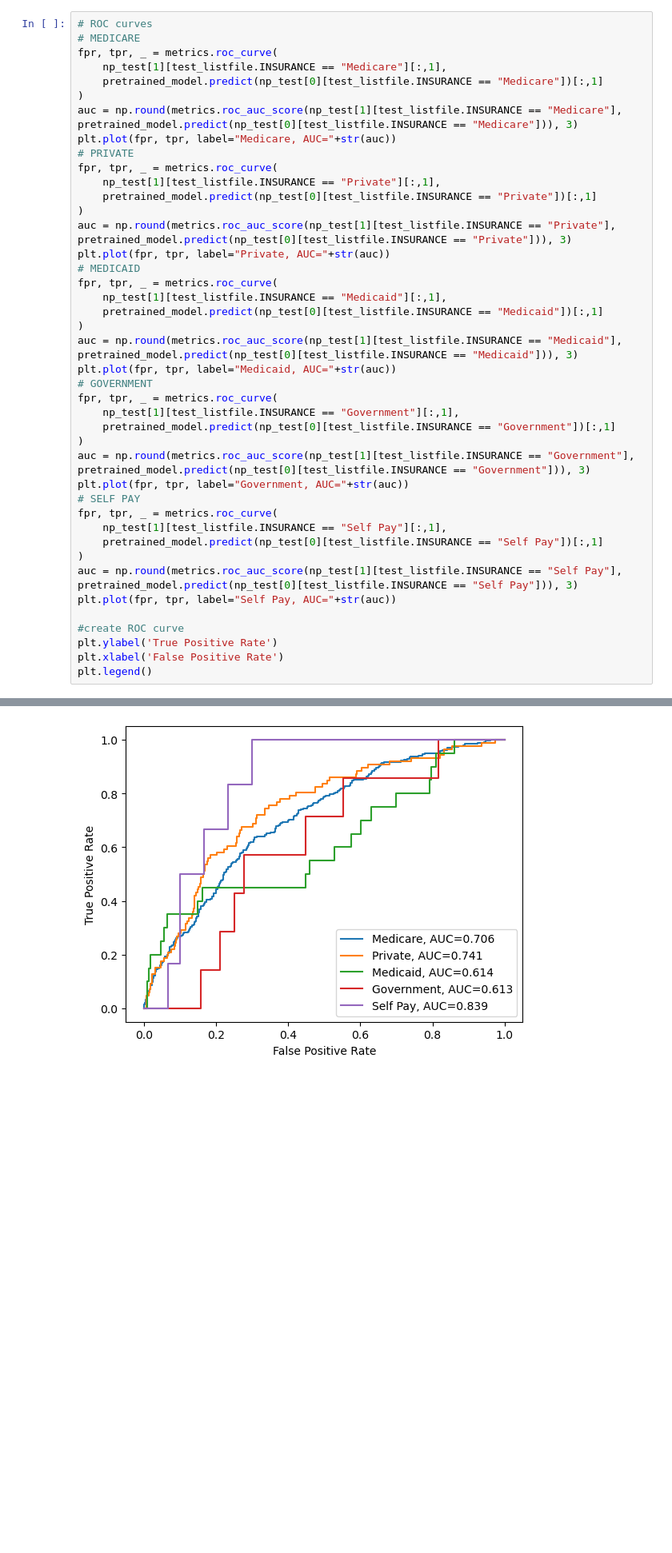
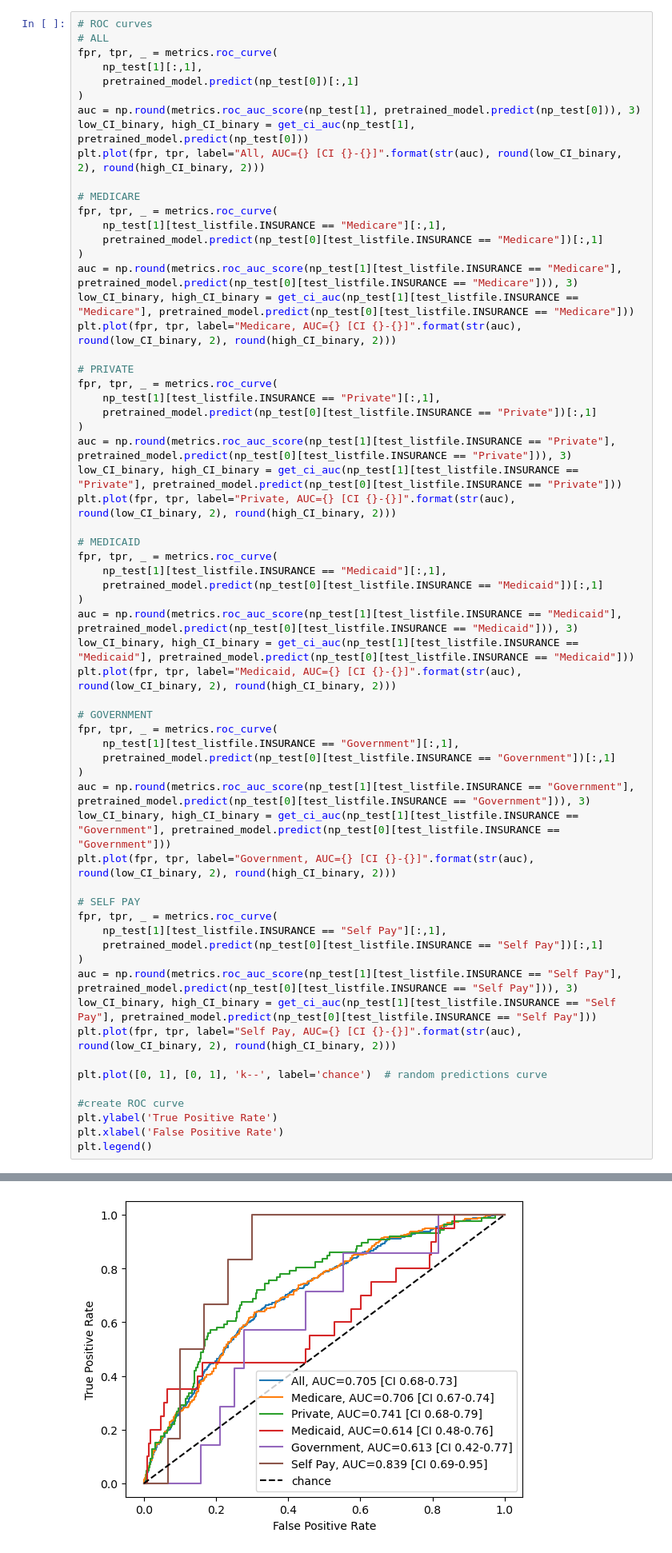
Before and after one commit to syfantid/TFC-pretraining, a Jupyter notebook: code/baselines/SimCLR/evaluate_model_fairness_rich.ipynb, the cells around one changed output, grey strips where cells are left out. Shown at 80% size. Cells and saved outputs as stored; diff of their text form; blank space fills up the shorter version.

Commit message:
adds bootstrapping and more bias visualizations

```diff
--- a/code/baselines/SimCLR/evaluate_model_fairness_rich.ipynb
+++ b/code/baselines/SimCLR/evaluate_model_fairness_rich.ipynb
@@ -184,41 +250,61 @@ print(simclr_utitlities.evaluate_model_simple(pretrained_model.predict(np_test[0
        [ 6,  0]], dtype=int64), 'F1 Macro': 0.4461538461538461, 'F1 Micro': 0.8055555555555556, 'F1 Weighted': 0.7435897435897435, 'Precision': 0.4142857142857143, 'Recall': 0.48333333333333334, 'Kapp ...
 # %%
 # ROC curves
+# ALL
+fpr, tpr, _ = metrics.roc_curve(
+    np_test[1][:,1],
+    pretrained_model.predict(np_test[0])[:,1]
+)
+auc = np.round(metrics.roc_auc_score(np_test[1], pretrained_model.predict(np_test[0])), 3)
+low_CI_binary, high_CI_binary = get_ci_auc(np_test[1], pretrained_model.predict(np_test[0]))
+plt.plot(fpr, tpr, label="All, AUC={} [CI {}-{}]".format(str(auc), round(low_CI_binary, 2), round(high_CI_binary, 2)))
+
 # MEDICARE
 fpr, tpr, _ = metrics.roc_curve(
     np_test[1][test_listfile.INSURANCE == "Medicare"][:,1],
     pretrained_model.predict(np_test[0][test_listfile.INSURANCE == "Medicare"])[:,1]
 )
 auc = np.round(metrics.roc_auc_score(np_test[1][test_listfile.INSURANCE == "Medicare"], pretrained_model.predict(np_test[0][test_listfile.INSURANCE == "Medicare"])), 3)
-plt.plot(fpr, tpr, label="Medicare, AUC="+str(auc))
+low_CI_binary, high_CI_binary = get_ci_auc(np_test[1][test_listfile.INSURANCE == "Medicare"], pretrained_model.predict(np_test[0][test_listfile.INSURANCE == "Medicare"]))
+plt.plot(fpr, tpr, label="Medicare, AUC={} [CI {}-{}]".format(str(auc), round(low_CI_binary, 2), round(high_CI_binary, 2)))
+
 # PRIVATE
 fpr, tpr, _ = metrics.roc_curve(
     np_test[1][test_listfile.INSURANCE == "Private"][:,1],
     pretrained_model.predict(np_test[0][test_listfile.INSURANCE == "Private"])[:,1]
 )
 auc = np.round(metrics.roc_auc_score(np_test[1][test_listfile.INSURANCE == "Private"], pretrained_model.predict(np_test[0][test_listfile.INSURANCE == "Private"])), 3)
-plt.plot(fpr, tpr, label="Private, AUC="+str(auc))
+low_CI_binary, high_CI_binary = get_ci_auc(np_test[1][test_listfile.INSURANCE == "Private"], pretrained_model.predict(np_test[0][test_listfile.INSURANCE == "Private"]))
+plt.plot(fpr, tpr, label="Private, AUC={} [CI {}-{}]".format(str(auc), round(low_CI_binary, 2), round(high_CI_binary, 2)))
+
 # MEDICAID
 fpr, tpr, _ = metrics.roc_curve(
     np_test[1][test_listfile.INSURANCE == "Medicaid"][:,1],
     pretrained_model.predict(np_test[0][test_listfile.INSURANCE == "Medicaid"])[:,1]
 )
 auc = np.round(metrics.roc_auc_score(np_test[1][test_listfile.INSURANCE == "Medicaid"], pretrained_model.predict(np_test[0][test_listfile.INSURANCE == "Medicaid"])), 3)
-plt.plot(fpr, tpr, label="Medicaid, AUC="+str(auc))
+low_CI_binary, high_CI_binary = get_ci_auc(np_test[1][test_listfile.INSURANCE == "Medicaid"], pretrained_model.predict(np_test[0][test_listfile.INSURANCE == "Medicaid"]))
+plt.plot(fpr, tpr, label="Medicaid, AUC={} [CI {}-{}]".format(str(auc), round(low_CI_binary, 2), round(high_CI_binary, 2)))
+
 # GOVERNMENT
 fpr, tpr, _ = metrics.roc_curve(
     np_test[1][test_listfile.INSURANCE == "Government"][:,1],
     pretrained_model.predict(np_test[0][test_listfile.INSURANCE == "Government"])[:,1]
 )
 auc = np.round(metrics.roc_auc_score(np_test[1][test_listfile.INSURANCE == "Government"], pretrained_model.predict(np_test[0][test_listfile.INSURANCE == "Government"])), 3)
-plt.plot(fpr, tpr, label="Government, AUC="+str(auc))
+low_CI_binary, high_CI_binary = get_ci_auc(np_test[1][test_listfile.INSURANCE == "Government"], pretrained_model.predict(np_test[0][test_listfile.INSURANCE == "Government"]))
+plt.plot(fpr, tpr, label="Government, AUC={} [CI {}-{}]".format(str(auc), round(low_CI_binary, 2), round(high_CI_binary, 2)))
+
 # SELF PAY
 fpr, tpr, _ = metrics.roc_curve(
     np_test[1][test_listfile.INSURANCE == "Self Pay"][:,1],
     pretrained_model.predict(np_test[0][test_listfile.INSURANCE == "Self Pay"])[:,1]
 )
 auc = np.round(metrics.roc_auc_score(np_test[1][test_listfile.INSURANCE == "Self Pay"], pretrained_model.predict(np_test[0][test_listfile.INSURANCE == "Self Pay"])), 3)
-plt.plot(fpr, tpr, label="Self Pay, AUC="+str(auc))
+low_CI_binary, high_CI_binary = get_ci_auc(np_test[1][test_listfile.INSURANCE == "Self Pay"], pretrained_model.predict(np_test[0][test_listfile.INSURANCE == "Self Pay"]))
+plt.plot(fpr, tpr, label="Self Pay, AUC={} [CI {}-{}]".format(str(auc), round(low_CI_binary, 2), round(high_CI_binary, 2)))
+
+plt.plot([0, 1], [0, 1], 'k--', label='chance')  # random predictions curve
 
 #create ROC curve
 plt.ylabel('True Positive Rate')
@@ -229 +316 @@ plt.legend()
-[figure, old version]
+[figure, new version]
```
Also changed, not shown: parts of 16 cells of this notebook, 3 other files.
